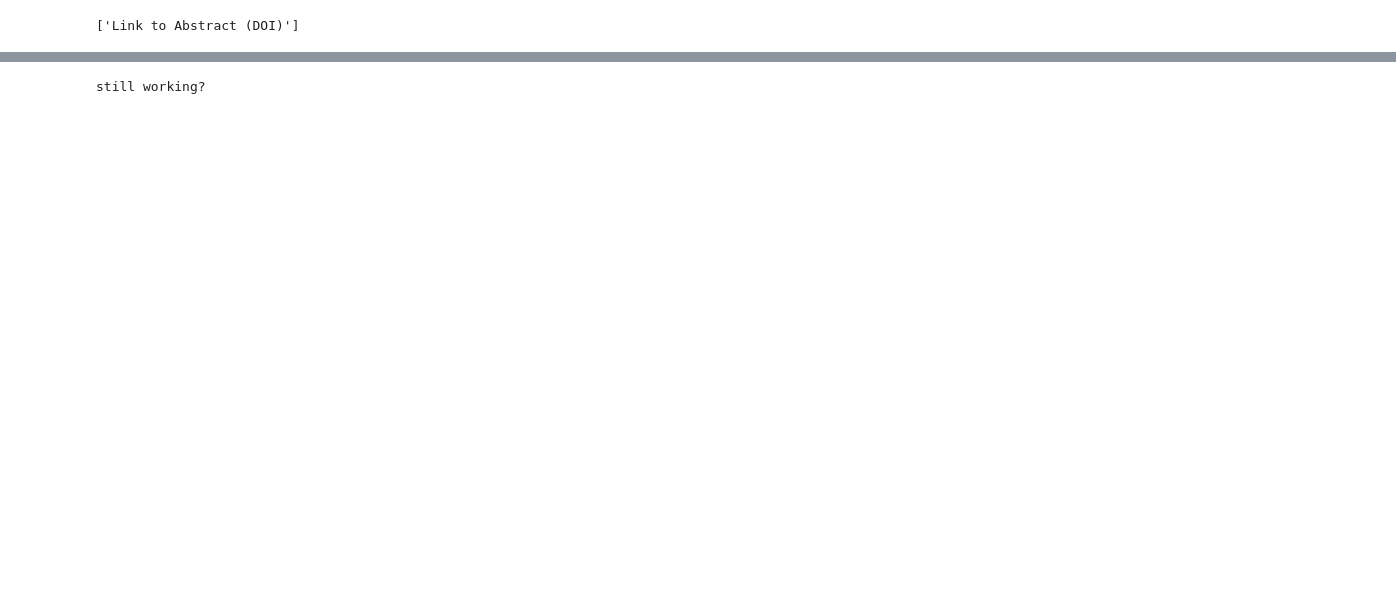
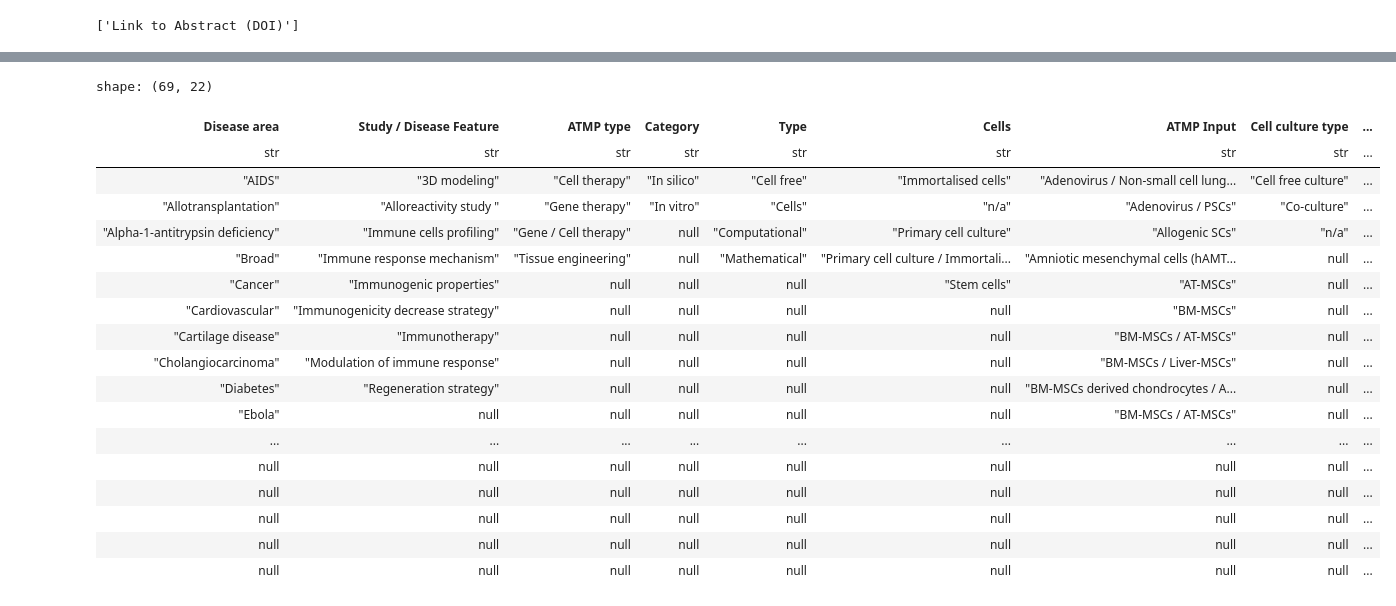
Before and after one commit to antonkulaga/non-animal-models, a Jupyter notebook: notebooks/explore.ipynb, the cells around one changed output, grey strips where cells are left out. Cells and saved outputs as stored; diff of their text form; code cells hidden in the pictures; blank space fills up the shorter version.

```diff
--- a/notebooks/explore.ipynb
+++ b/notebooks/explore.ipynb
@@ -156,4 +64,23 @@ cvd_papers
-# %%
-print("still working?")
-# %% [output]
-still working?
+# %%
+dropdowns_atmp = atmp.dropdowns
+dropdowns_atmp
+# %% [output]
+shape: (69, 22)
+| Disease area | Study / Disease Feature | ATMP type | Category | Type | Cells | ATMP Input | Cell culture type | ... |
+| str | str | str | str | str | str | str | str | ... |
+| "AIDS" | "3D modeling" | "Cell therapy" | "In silico" | "Cell free" | "Immortalised cells" | "Adenovirus / Non-small cell lung... | "Cell free culture" | ... |
+| "Allotransplantation" | "Alloreactivity study " | "Gene therapy" | "In vitro" | "Cells" | "n/a" | "Adenovirus / PSCs" | "Co-culture" | ... |
+| "Alpha-1-antitrypsin deficiency" | "Immune cells profiling" | "Gene / Cell therapy" | null | "Computational" | "Primary cell culture" | "Allogenic SCs" | "n/a" | ... |
+| "Broad" | "Immune response mechanism" | "Tissue engineering" | null | "Mathematical" | "Primary cell culture / Immortali... | "Amniotic mesenchymal cells (hAMT... | null | ... |
+| "Cancer" | "Immunogenic properties" | null | null | null | "Stem cells" | "AT-MSCs" | null | ... |
+| "Cardiovascular" | "Immunogenicity decrease strategy" | null | null | null | null | "BM-MSCs" | null | ... |
+| "Cartilage disease" | "Immunotherapy" | null | null | null | null | "BM-MSCs / AT-MSCs" | null | ... |
+| "Cholangiocarcinoma" | "Modulation of immune response" | null | null | null | null | "BM-MSCs / Liver-MSCs" | null | ... |
+| "Diabetes" | "Regeneration strategy" | null | null | null | null | "BM-MSCs derived chondrocytes / A... | null | ... |
+| "Ebola" | null | null | null | null | null | "BM-MSCs / AT-MSCs" | null | ... |
+| ... | ... | ... | ... | ... | ... | ... | ... | ... |
+| null | null | null | null | null | null | null | null | ... |
+| null | null | null | null | null | null | null | null | ... |
+| null | null | null | null | null | null | null | null | ... |
+| null | null | null | null | null | null | null | null | ... |
+| null | null | null | null | null | null | null | null | ... |
```
Also changed, not shown: parts of 22 cells of this notebook, 3 other files.
